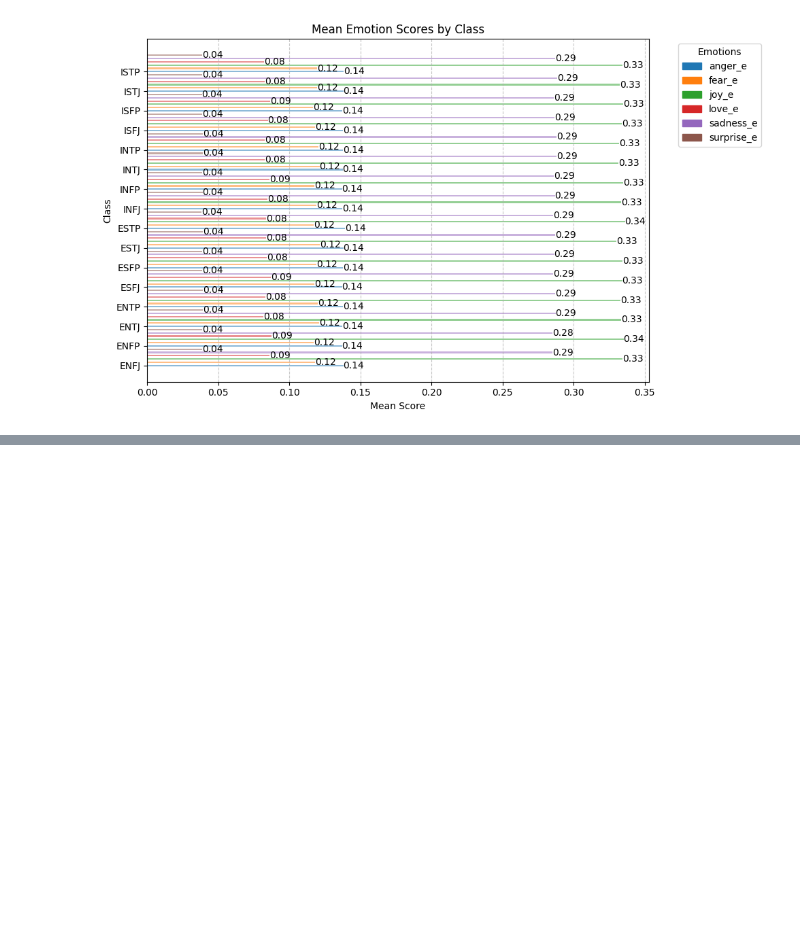
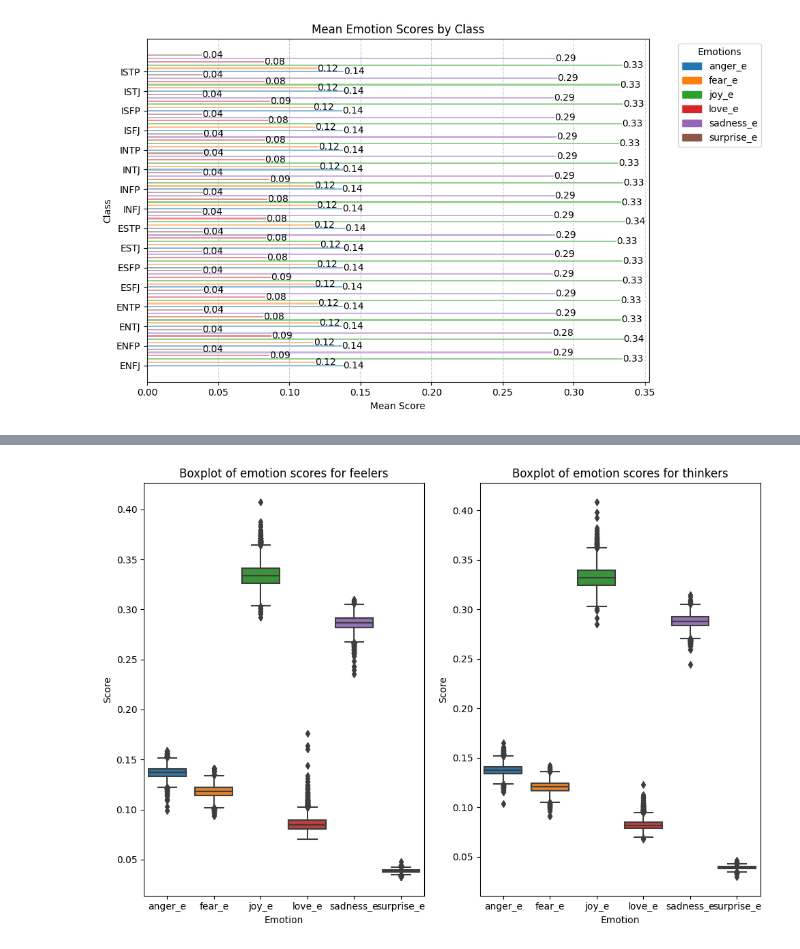
Before and after one commit to aliy1912/dsc_23, a Jupyter notebook: CAP3/cap3_emotions_analysis.ipynb, the cells around one changed output, grey strips where cells are left out. Cells and saved outputs as stored; diff of their text form; code cells hidden in the pictures; blank space fills up the shorter version.

```diff
--- a/CAP3/cap3_emotions_analysis.ipynb
+++ b/CAP3/cap3_emotions_analysis.ipynb
@@ -580,0 +630,21 @@ plt.show()
+# %%
+f_melt = feelers.melt(var_name = 'Emotion', value_name = 'Score')
+f_melt = f_melt[f_melt['Emotion'] != 'label']
+
+t_melt = thinkers.melt(var_name = 'Emotion', value_name = 'Score')
+t_melt = t_melt[t_melt['Emotion'] != 'label']
+
+fig, axs = plt.subplots(1, 2, figsize = (10,7))
+
+sns.boxplot(x = 'Emotion', y = 'Score', data = f_melt, ax = axs[0])
+axs[0].set_title('Boxplot of emotion scores for feelers')
+axs[0].set_ylabel('Score')
+
+sns.boxplot(x = 'Emotion', y = 'Score', data = t_melt, ax = axs[1])
+axs[1].set_title('Boxplot of emotion scores for thinkers')
+axs[1].set_ylabel('Score')
+
+plt.tight_layout()
+plt.show()
+# %% [output]
+[figure, added]
```
Also changed, not shown: parts of 17 cells of this notebook, 4 other files.
